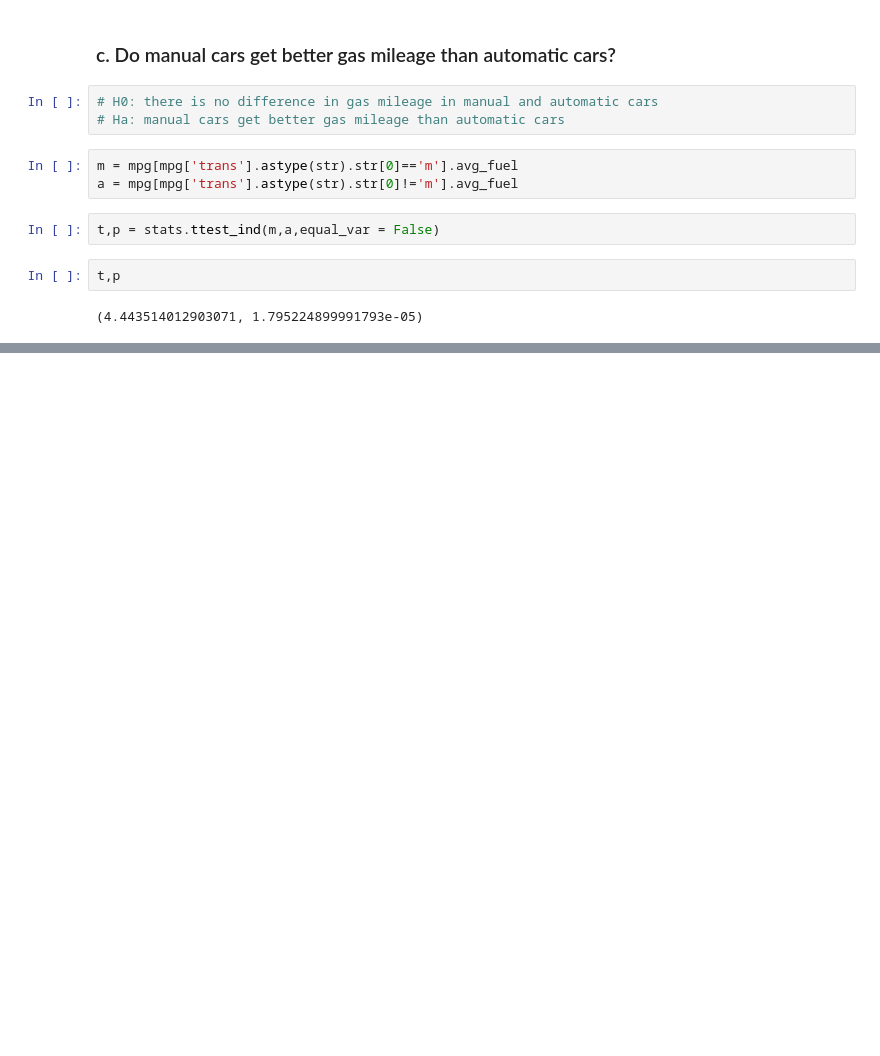
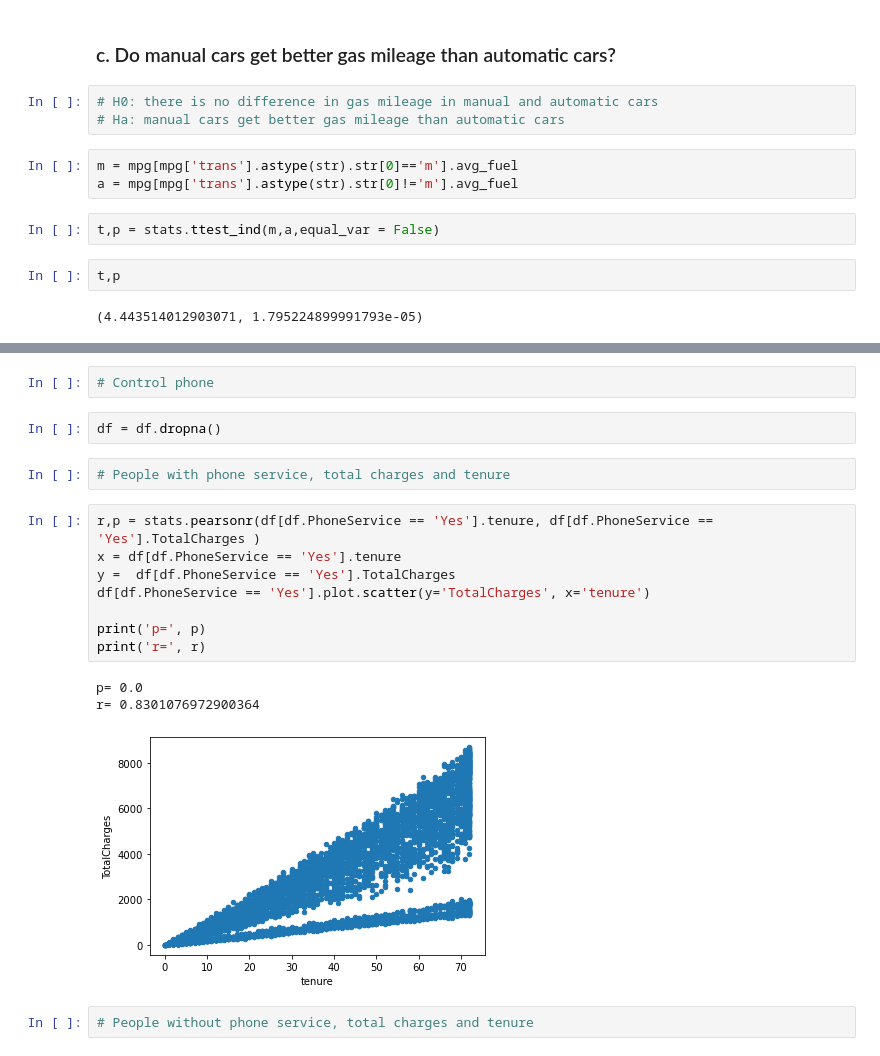
Before and after one commit to m3redithw/statistics-exercises, a Jupyter notebook: hypothesis_testing_exercises.ipynb, the cells around one changed output, grey strips where cells are left out. Cells and saved outputs as stored; diff of their text form; blank space fills up the shorter version.

```diff
--- a/hypothesis_testing_exercises.ipynb
+++ b/hypothesis_testing_exercises.ipynb
@@ -263,0 +347,20 @@ We reject the null hypothesis
+# %%
+# Control phone
+# %%
+df = df.dropna()
+# %%
+# People with phone service, total charges and tenure
+# %%
+r,p = stats.pearsonr(df[df.PhoneService == 'Yes'].tenure, df[df.PhoneService == 'Yes'].TotalCharges )
+x = df[df.PhoneService == 'Yes'].tenure
+y =  df[df.PhoneService == 'Yes'].TotalCharges
+df[df.PhoneService == 'Yes'].plot.scatter(y='TotalCharges', x='tenure')
+
+print('p=', p)
+print('r=', r)
+# %% [output]
+p= 0.0
+r= 0.8301076972900364
+[figure, added]
+# %%
+# People without phone service, total charges and tenure
```
Also changed, not shown: parts of 41 cells of this notebook.
